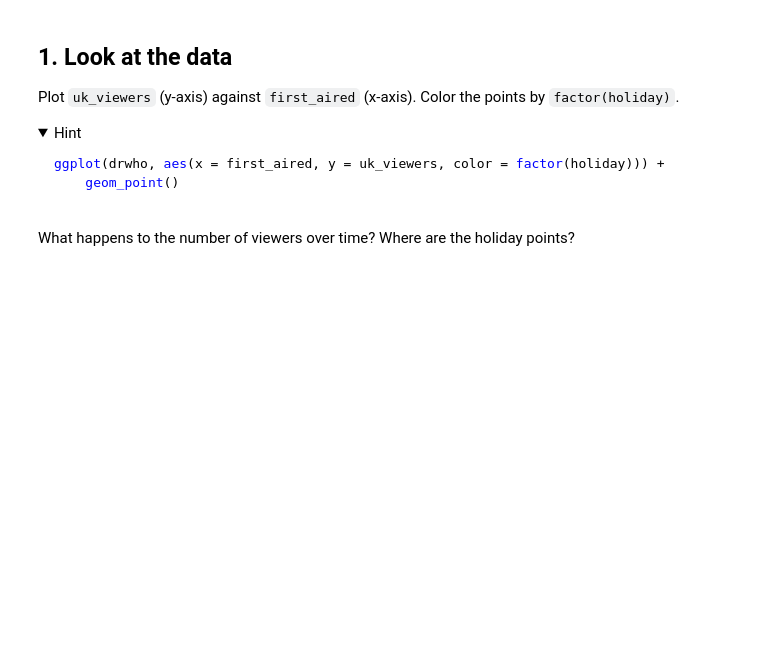
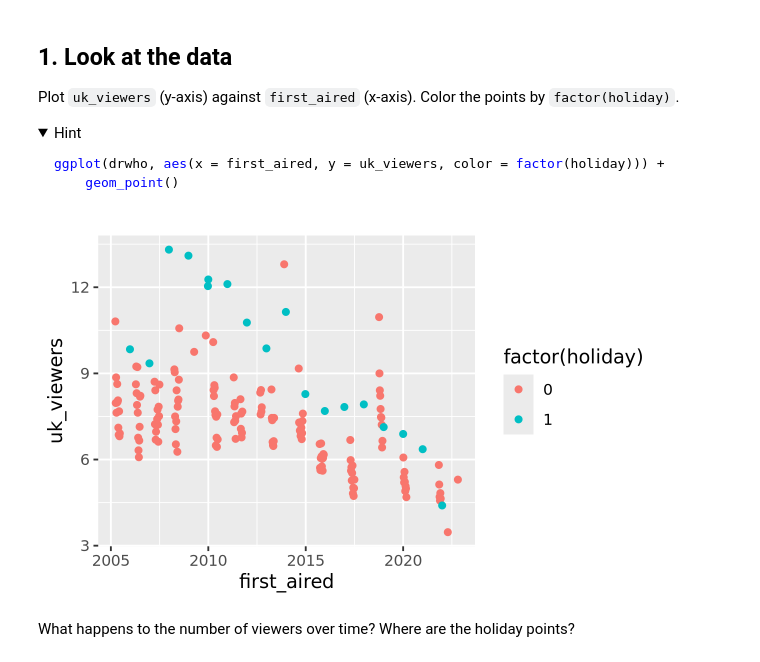
Before and after one commit to tsoysergey24/codespace, a Jupyter notebook: exercises/12-drwho-exercise.ipynb, the cells around one changed output. Saved outputs shown, nothing was run; the diff lists cells and outputs as text; code cells hidden in the pictures; folded sections open; blank space fills up the shorter version.

Commit message:
complete exercises/12-drwho-exercise.ipynb

````diff
--- a/exercises/12-drwho-exercise.ipynb
+++ b/exercises/12-drwho-exercise.ipynb
@@ -54,6 +75,11 @@ ggplot(drwho, aes(x = first_aired, y = uk_viewers, color = factor(holiday))) +
 ```
 
 </details>
+# %%
+ggplot(drwho, aes(x = first_aired, y = uk_viewers, color = factor(holiday))) +
+    geom_point()
+# %% [output]
+[figure, added]
 # %% [markdown]
 What happens to the number of viewers over time? Where are the holiday points?
 # %% [markdown]
````
Also changed, not shown: parts of 6 cells of this notebook.
